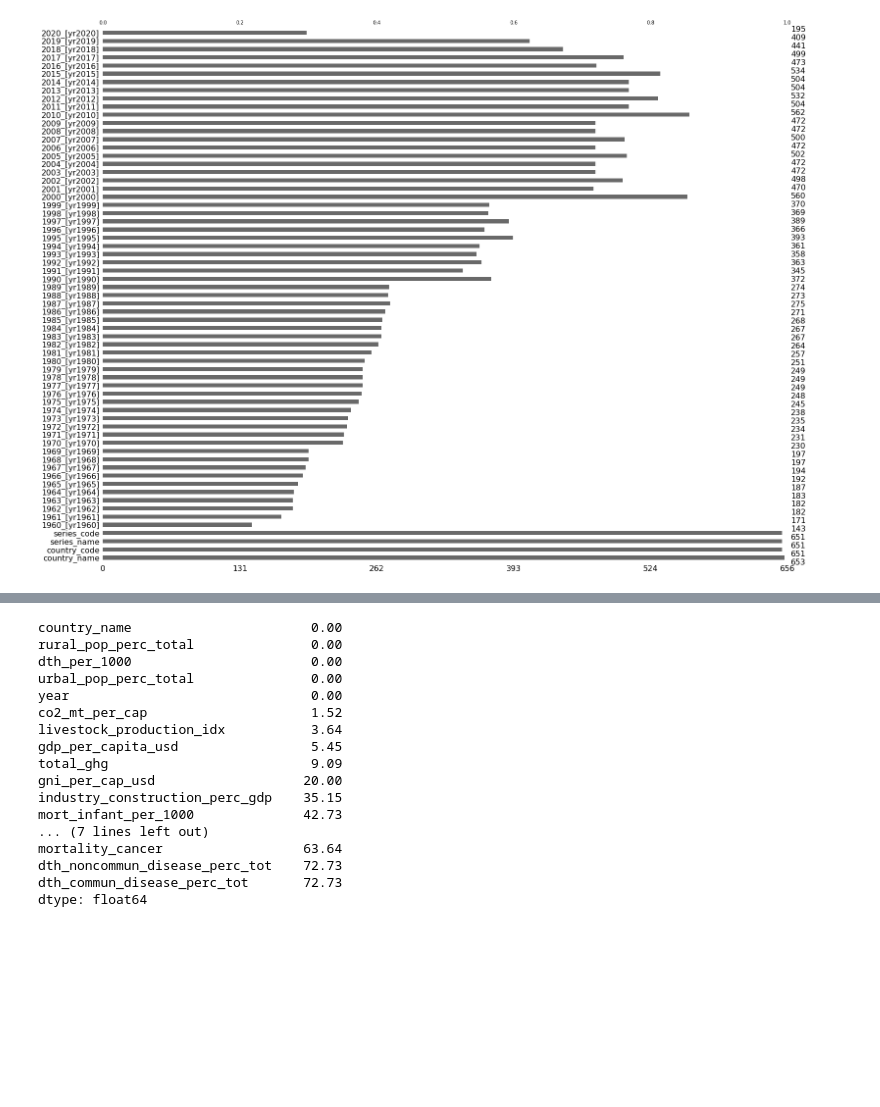
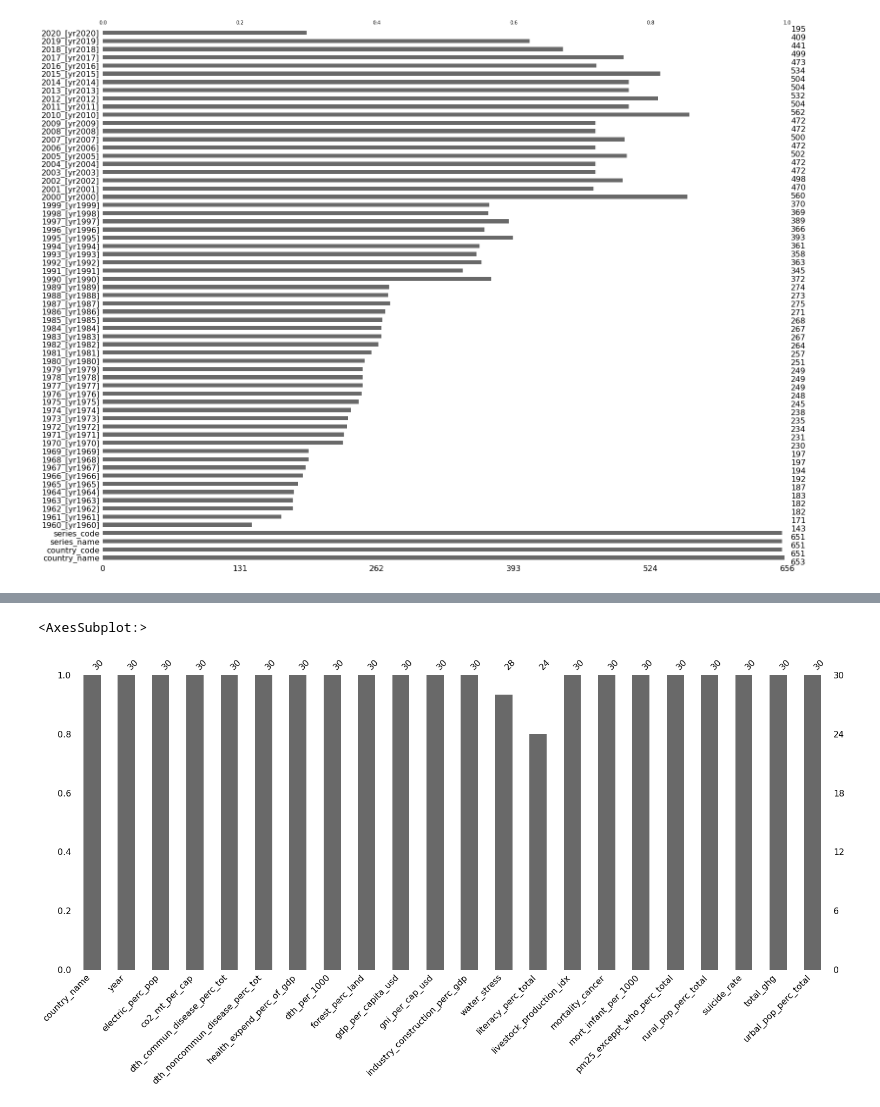
Before and after one commit to ccharp/msds, a Jupyter notebook: 511/a4/a4.ipynb, the cells around one changed output, grey strips where cells are left out. Saved outputs shown, nothing was run; the diff lists cells and outputs as text; code cells hidden in the pictures; blank space fills up the shorter version.

```diff
--- a/511/a4/a4.ipynb
+++ b/511/a4/a4.ipynb
@@ -250,20 +252,15 @@ sb.heatmap(corr, cmap='Blues', annot=True)
-# %%
-print(s_sum_missing)
-# %% [output]
-country_name                       0.00
-rural_pop_perc_total               0.00
-dth_per_1000                       0.00
-urbal_pop_perc_total               0.00
-year                               0.00
-co2_mt_per_cap                     1.52
-livestock_production_idx           3.64
-gdp_per_capita_usd                 5.45
-total_ghg                          9.09
-gni_per_cap_usd                   20.00
-industry_construction_perc_gdp    35.15
-mort_infant_per_1000              42.73
-... (7 lines left out)
-mortality_cancer                  63.64
-dth_noncommun_disease_perc_tot    72.73
-dth_commun_disease_perc_tot       72.73
-dtype: float64
+# %%
+# TODO: copy this to template in quiver
+from IPython.core.interactiveshell import InteractiveShell
+InteractiveShell.ast_node_interactivity = "all"
+pd.set_option('display.max_rows', 500)
+
+# Is there a relationship between missing values and "positive indicators"?
+df_agg.year = df_agg.year.astype('string')
+df_agg5.year = df_agg5.year.astype('string')
+df_2010 = df_agg[df_agg.year == '(2010, 2020]']
+
+msno.bar(df_2010)
+# %% [output]
+<AxesSubplot:>
+[figure, added]
```
Also changed, not shown: parts of 14 cells of this notebook.
